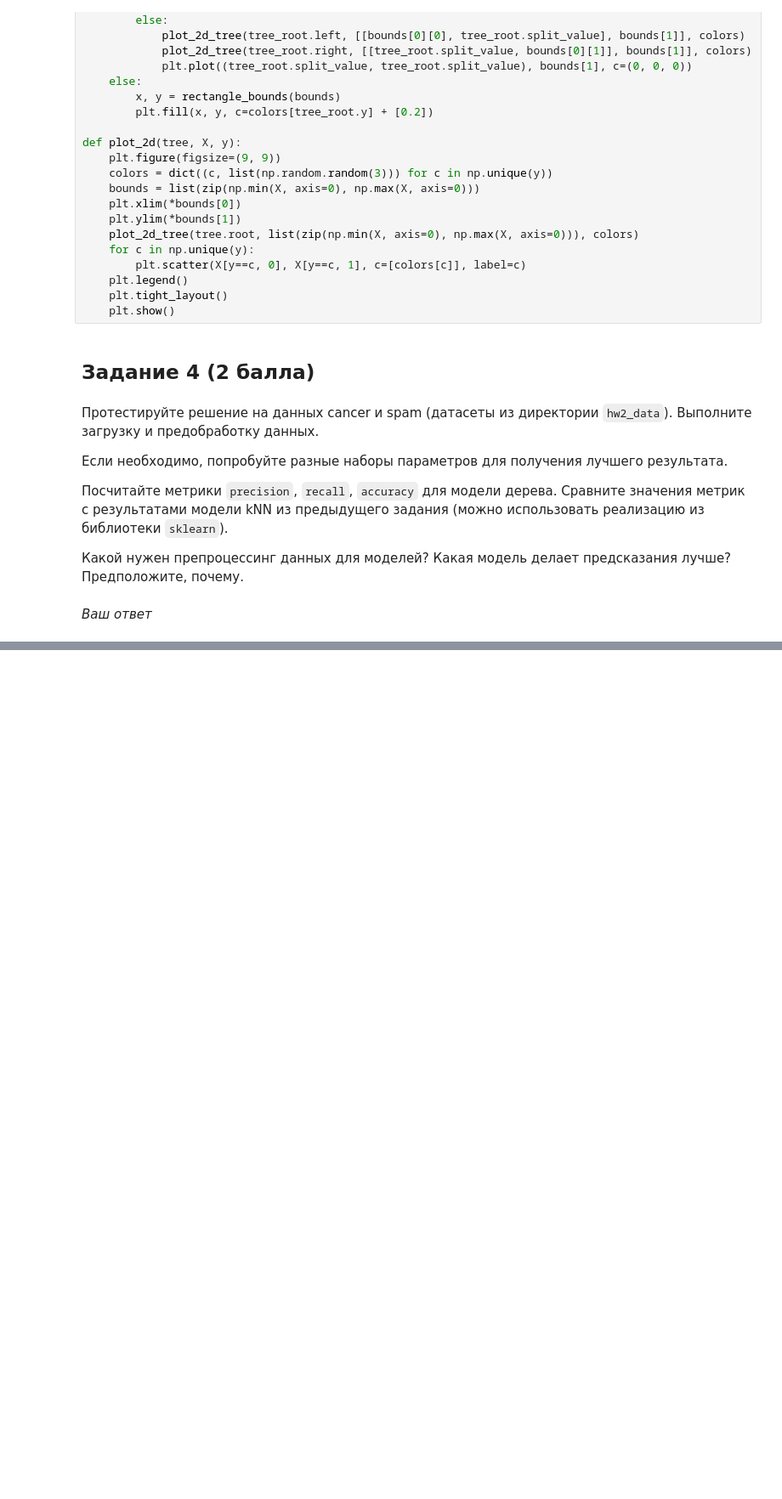
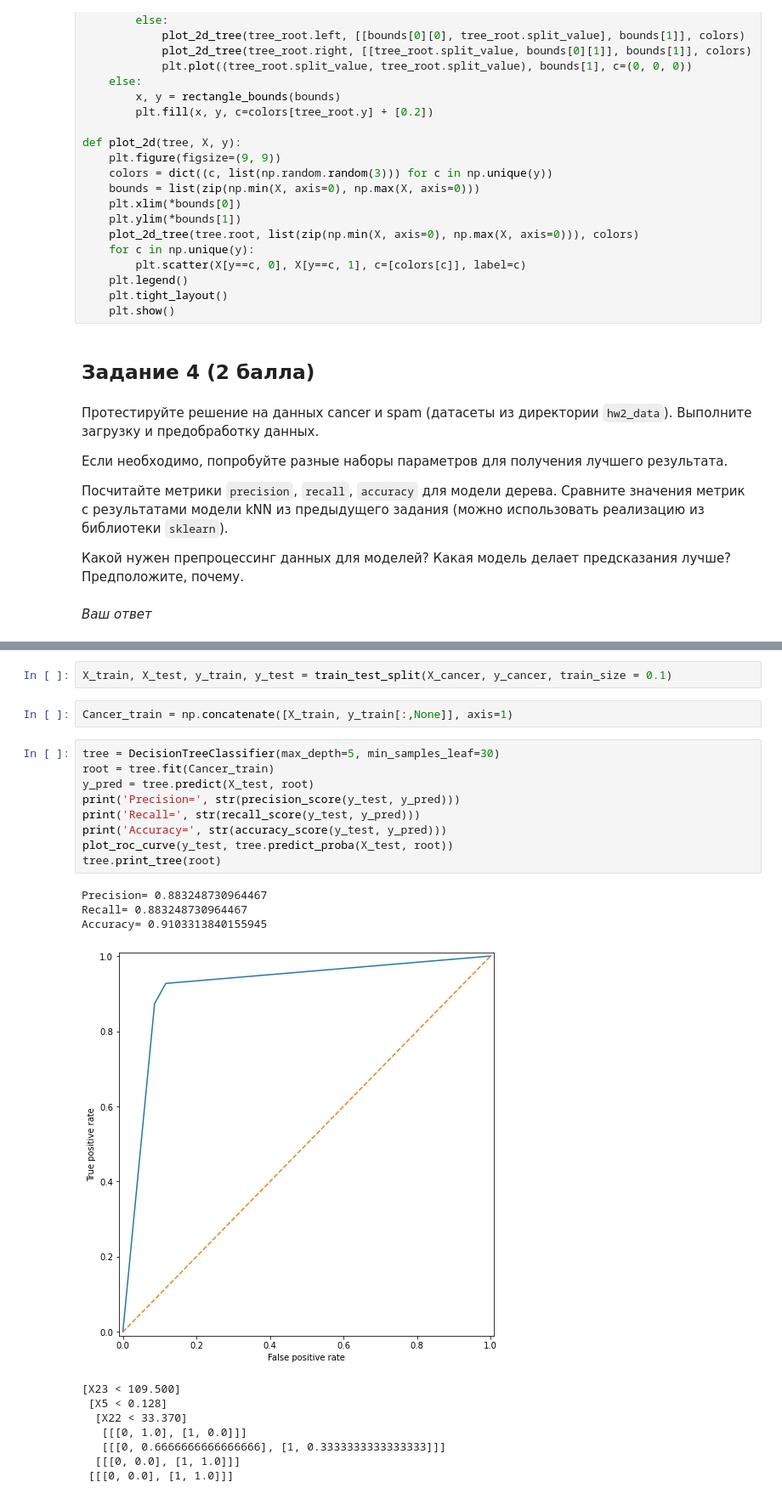
Before and after one commit to Alexoflife/ML_bioinf, a Jupyter notebook: HW3/ML_HW3.ipynb, the cells around one changed output, grey strips where cells are left out. Shown: that part at 85% size. Cells and saved outputs as stored; diff of their text form; blank space fills up the shorter version.

```diff
--- a/HW3/ML_HW3.ipynb
+++ b/HW3/ML_HW3.ipynb
@@ -292,0 +383,25 @@ draw_tree(tree)
+# %%
+X_train, X_test, y_train, y_test = train_test_split(X_cancer, y_cancer, train_size = 0.1)
+# %%
+Cancer_train = np.concatenate([X_train, y_train[:,None]], axis=1)
+# %%
+tree = DecisionTreeClassifier(max_depth=5, min_samples_leaf=30)
+root = tree.fit(Cancer_train)
+y_pred = tree.predict(X_test, root)
+print('Precision=', str(precision_score(y_test, y_pred)))
+print('Recall=', str(recall_score(y_test, y_pred)))
+print('Accuracy=', str(accuracy_score(y_test, y_pred)))
+plot_roc_curve(y_test, tree.predict_proba(X_test, root))
+tree.print_tree(root)
+# %% [output]
+Precision= 0.883248730964467
+Recall= 0.883248730964467
+Accuracy= 0.9103313840155945
+[figure, added]
+[X23 < 109.500]
+ [X5 < 0.128]
+  [X22 < 33.370]
+   [[[0, 1.0], [1, 0.0]]]
+   [[[0, 0.6666666666666666], [1, 0.3333333333333333]]]
+  [[[0, 0.0], [1, 1.0]]]
+ [[[0, 0.0], [1, 1.0]]]
```
Also changed, not shown: parts of 19 cells of this notebook.
